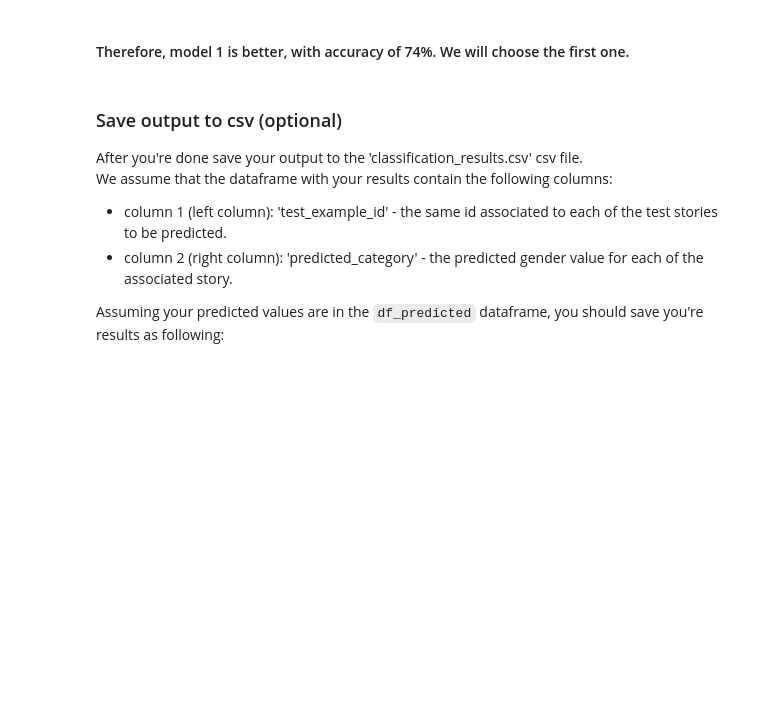
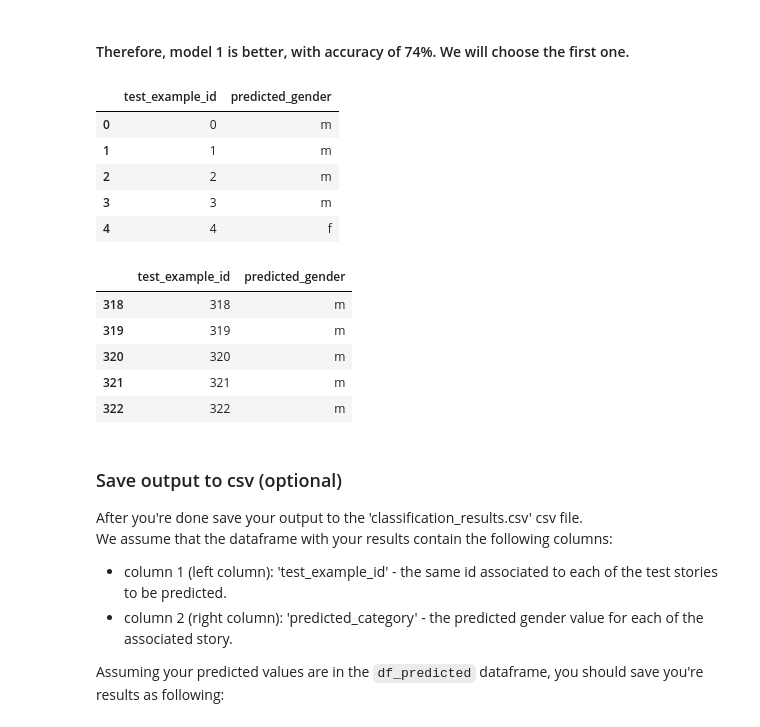
Before and after one commit to yarin-cohen02/assignment3-text_analysis, a Jupyter notebook: Assignment3-text-analysis.ipynb, the cells around one changed output. Saved outputs shown, nothing was run; the diff lists cells and outputs as text; code cells hidden in the pictures; blank space fills up the shorter version.

Commit message:
include prediction

```diff
--- a/Assignment3-text-analysis.ipynb
+++ b/Assignment3-text-analysis.ipynb
@@ -523,6 +523,30 @@ plt.show();
 [figure]
 # %% [markdown]
 #### Therefore, model 1 is better, with accuracy of 74%. We will choose the first one.
+# %%
+X_test = vec.transform(df_test.story)
+X_test_CV = pd.DataFrame(X_test.toarray(), columns=vec.get_feature_names_out())
+
+# use the best logistic regression model to make predictions
+y_pred = best_lr_male.predict(X_test)
+y_pred = ['m' if pred == 1 else 'f' for pred in y_pred]
+
+df_predicted = pd.DataFrame({'test_example_id': df_test.test_example_id, 'predicted_gender': y_pred})
+df_predicted.head()
+df_predicted.tail()
+# %% [output]
+|  | test_example_id | predicted_gender |
+| 0 | 0 | m |
+| 1 | 1 | m |
+| 2 | 2 | m |
+| 3 | 3 | m |
+| 4 | 4 | f |
+|  | test_example_id | predicted_gender |
+| 318 | 318 | m |
+| 319 | 319 | m |
+| 320 | 320 | m |
+| 321 | 321 | m |
+| 322 | 322 | m |
 # %% [markdown]
 ### Save output to csv (optional)
 After you're done save your output to the 'classification_results.csv' csv file.<br/>
```
Also changed, not shown: 1 other file.
